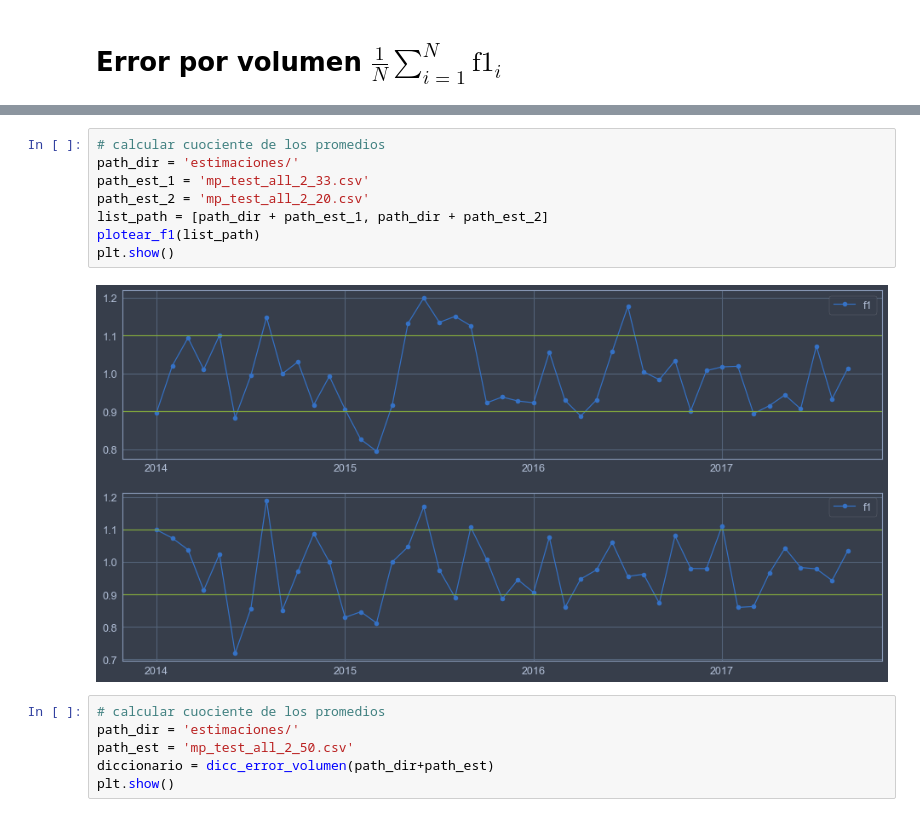
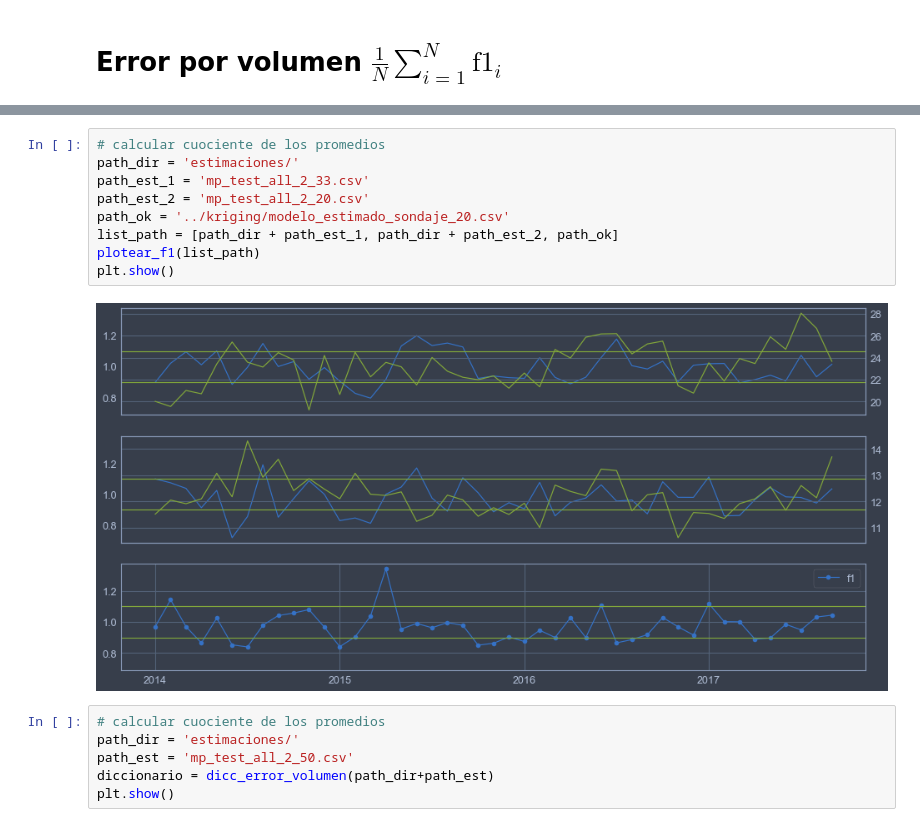
Before and after one commit to jpmerlet/gp_spc, a Jupyter notebook: code_git/f1_gp_ok.ipynb, the cells around one changed output, grey strips where cells are left out. Saved outputs shown, nothing was run; the diff lists cells and outputs as text.

Commit message:
se agregan elementos de visualizacion

```diff
--- a/code_git/f1_gp_ok.ipynb
+++ b/code_git/f1_gp_ok.ipynb
@@ -194,13 +262,14 @@ dataFrame_f1[]
 # %%
 # calcular cuociente de los promedios
 path_dir = 'estimaciones/'
 path_est_1 = 'mp_test_all_2_33.csv'
 path_est_2 = 'mp_test_all_2_20.csv'
-list_path = [path_dir + path_est_1, path_dir + path_est_2]
+path_ok = '../kriging/modelo_estimado_sondaje_20.csv'
+list_path = [path_dir + path_est_1, path_dir + path_est_2, path_ok]
 plotear_f1(list_path)
 plt.show()
 # %% [output]
-[figure, old version]
+[figure, new version]
 # %%
 # calcular cuociente de los promedios
 path_dir = 'estimaciones/'
```
Also changed, not shown: parts of 5 cells of this notebook, 2 other files.
